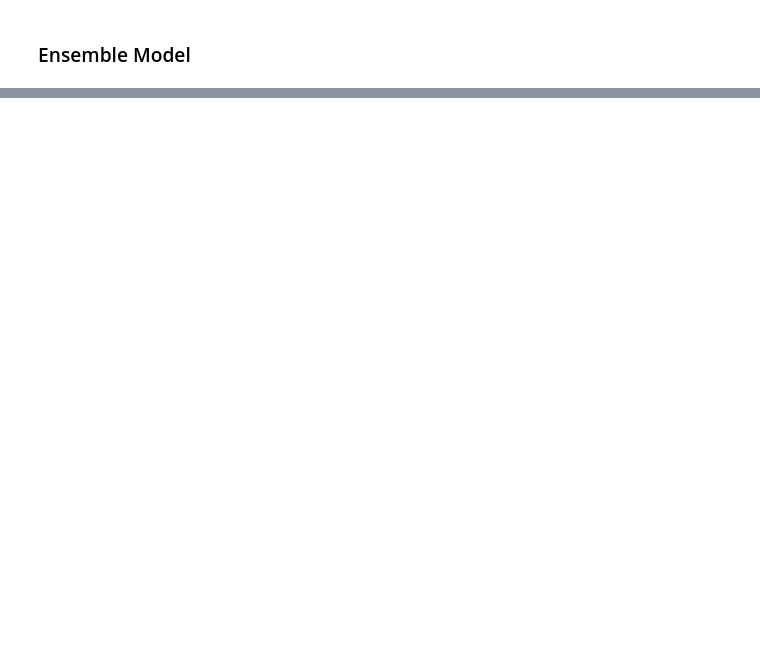
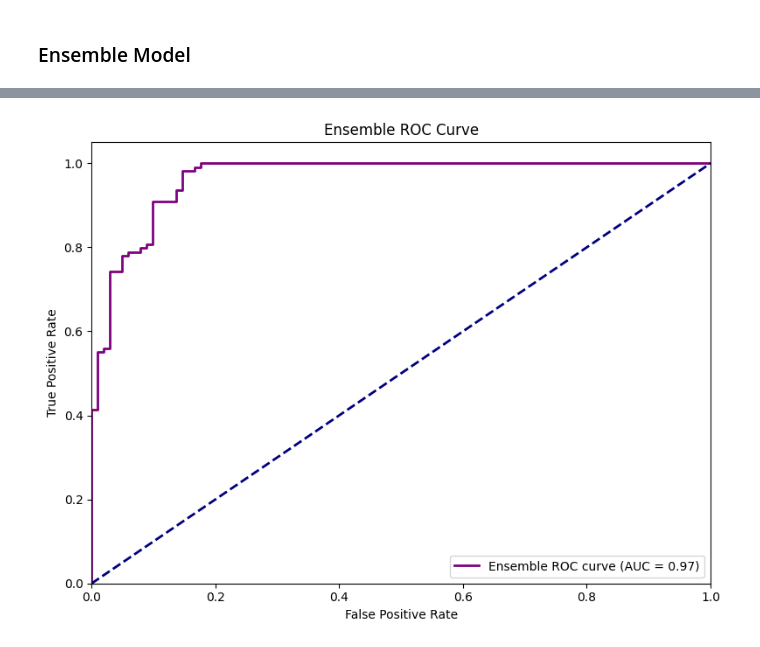
Before and after one commit to pablo9ja/NRF_work, a Jupyter notebook: breast.ipynb, the cells around one changed output, grey strips where cells are left out. Drawn from its saved outputs; the diff is of its cells as text; code cells hidden in the pictures; blank space fills up the shorter version.

```diff
--- a/breast.ipynb
+++ b/breast.ipynb
@@ -1287,12 +1403,0 @@ from sklearn.ensemble import RandomForestRegressor
-# %%
-# Import the module
-import model
-
-# Load your DataFrame (replace with your actual data loading code)
-df = pd.read_excel('merged_breast_cancer_data.xlsx')  # Example of loading a DataFrame
-
-# Call the quick_train function
-results, best_model = model.quick_train(df, target_col='categories', task_type='regression')
-
-# Print the best model
-print(f"The best performing model is: {best_model}")
@@ -1363,0 +1531,74 @@ StackingRegressor 0.1595 0.0768 0.2772 0.6923
+# %%
+import pandas as pd
+import matplotlib.pyplot as plt
+from sklearn.ensemble import VotingClassifier, RandomForestClassifier, GradientBoostingClassifier
+from sklearn.svm import SVC
+from sklearn.preprocessing import StandardScaler
+from sklearn.model_selection import train_test_split
+from sklearn.metrics import accuracy_score, classification_report, confusion_matrix, roc_curve, auc, roc_auc_score
+
+def ensemble_full_evaluation(X, y, test_size=0.2, random_state=42):
+    # Split and scale data
+    X_train, X_test, y_train, y_test = train_test_split(
+        X, y, test_size=test_size, random_state=random_state
+    )
+    scaler = StandardScaler()
+    X_train_scaled = scaler.fit_transform(X_train)
+    X_test_scaled = scaler.transform(X_test)
+
+    # Define base models
+    rf_model = RandomForestClassifier(random_state=random_state)
+    svc_model = SVC(probability=True, random_state=random_state)
+    gb_model = GradientBoostingClassifier(random_state=random_state)
+
+    # Soft-voting ensemble
+    ensemble = VotingClassifier(
+        estimators=[
+            ('rf', rf_model),
+            ('svc', svc_model),
+            ('gb', gb_model)
+        ],
+        voting='soft'
+    )
+    ensemble.fit(X_train_scaled, y_train)
+
+    # Predict, probabilities, and evaluation
+    y_pred_ens = ensemble.predict(X_test_scaled)
+    y_proba_ens = ensemble.predict_proba(X_test_scaled)[:, 1]
+
+    print("Ensemble Test Accuracy:", accuracy_score(y_test, y_pred_ens))
+    print("Ensemble Classification Report:\n", classification_report(y_test, y_pred_ens))
+    print("Ensemble Confusion Matrix:\n", confusion_matrix(y_test, y_pred_ens))
+    print("Ensemble ROC AUC Score:", roc_auc_score(y_test, y_proba_ens))
+
+    # Prediction DataFrame
+    results_ens = pd.DataFrame({
+        'Actual': y_test.values,
+        'Predicted': y_pred_ens,
+        'Probability_Class1': y_proba_ens
+    })
+    print("Sample Ensemble Predictions:\n", results_ens.head(20))
+
+    # ROC Curve
+    fpr, tpr, thresholds = roc_curve(y_test, y_proba_ens)
+    roc_auc = auc(fpr, tpr)
+    plt.figure(figsize=(8,6))
+    plt.plot(fpr, tpr, color='purple', lw=2, label=f'Ensemble ROC curve (AUC = {roc_auc:.2f})')
+    plt.plot([0, 1], [0, 1], color='navy', lw=2, linestyle='--')
+    plt.xlim([0.0, 1.0])
+    plt.ylim([0.0, 1.05])
+    plt.xlabel('False Positive Rate')
+    plt.ylabel('True Positive Rate')
+    plt.title('Ensemble ROC Curve')
+    plt.legend(loc="lower right")
+    plt.tight_layout()
+    plt.show()
+
+    # Misclassified samples
+    misclassified_ens = results_ens[results_ens['Actual'] != results_ens['Predicted']]
+    print("Misclassified (Ensemble):\n", misclassified_ens)
+    return ensemble, results_ens, misclassified_ens
+
+# Example usage:
+ensemble, results_ens, misclassified_ens = ensemble_full_evaluation(X_selected, y_encoded)
+# %% [output]
@@ -1363,0 +1622 @@ StackingRegressor 0.1595 0.0768 0.2772 0.6923
+[figure, added]
```
Also changed, not shown: parts of 27 cells of this notebook, 3 other files.
